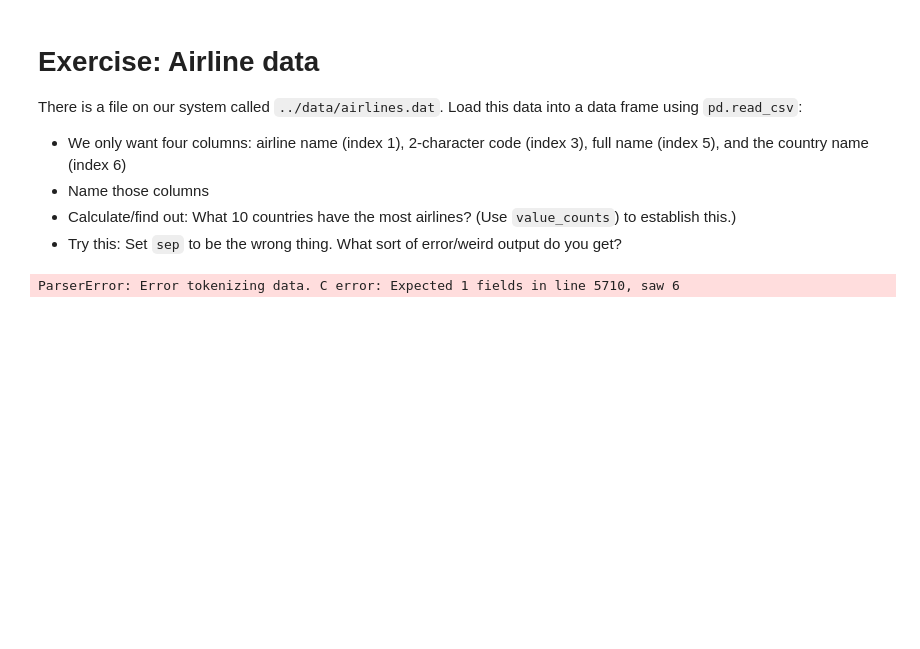
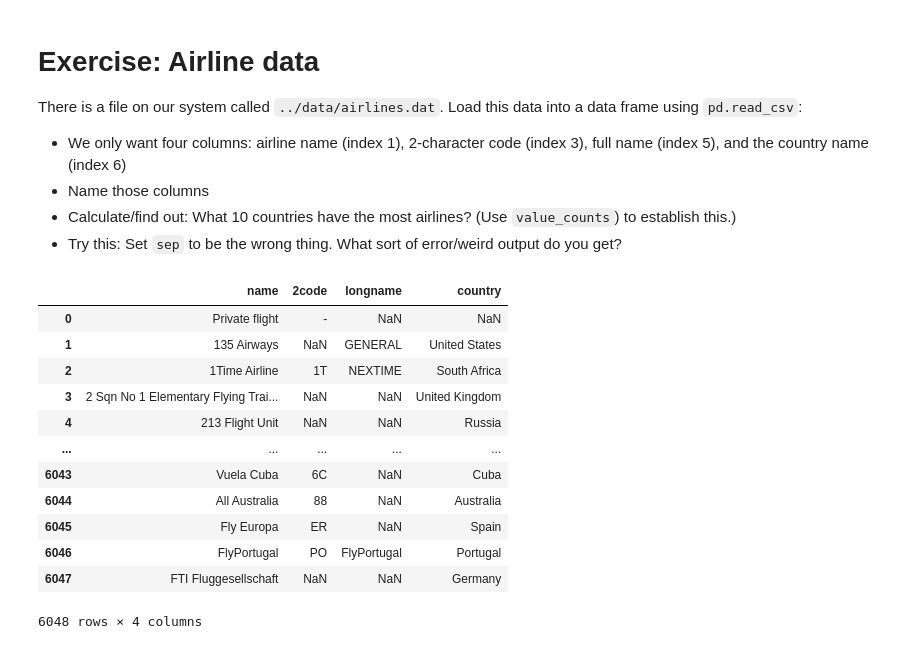
Before and after one commit to reuven/pharo-pandas, a Jupyter notebook: pharo-Thursday-group/Reuven - 2024 06 21.ipynb, the cells around one changed output. Drawn from its saved outputs; the diff is of its cells as text; code cells hidden in the pictures; blank space fills up the shorter version.

```diff
--- a/pharo-Thursday-group/Reuven - 2024 06 21.ipynb
+++ b/pharo-Thursday-group/Reuven - 2024 06 21.ipynb
@@ -231,7 +231,22 @@ There is a file on our system called `../data/airlines.dat`. Load this data into
 # %%
 filename = '../data/airlines.dat'
 
-df = pd.read_csv(filename, sep=':')
+df = pd.read_csv(filename,
+                header=None,
+                usecols=[1, 3, 5, 6],
+                names='name 2code longname country'.split())
 df
 # %% [output]
+|  | name | 2code | longname | country |
+| 0 | Private flight | - | NaN | NaN |
+| 1 | 135 Airways | NaN | GENERAL | United States |
+| 2 | 1Time Airline | 1T | NEXTIME | South Africa |
+| 3 | 2 Sqn No 1 Elementary Flying Trai... | NaN | NaN | United Kingdom |
+| 4 | 213 Flight Unit | NaN | NaN | Russia |
+| ... | ... | ... | ... | ... |
+| 6043 | Vuela Cuba | 6C | NaN | Cuba |
+| 6044 | All Australia | 88 | NaN | Australia |
+| 6045 | Fly Europa | ER | NaN | Spain |
+| 6046 | FlyPortugal | PO | FlyPortugal | Portugal |
+| 6047 | FTI Fluggesellschaft | NaN | NaN | Germany |
-ParserError: Error tokenizing data. C error: Expected 1 fields in line 5710, saw 6
+6048 rows × 4 columns
```
Also changed, not shown: parts of 1 cell of this notebook.
